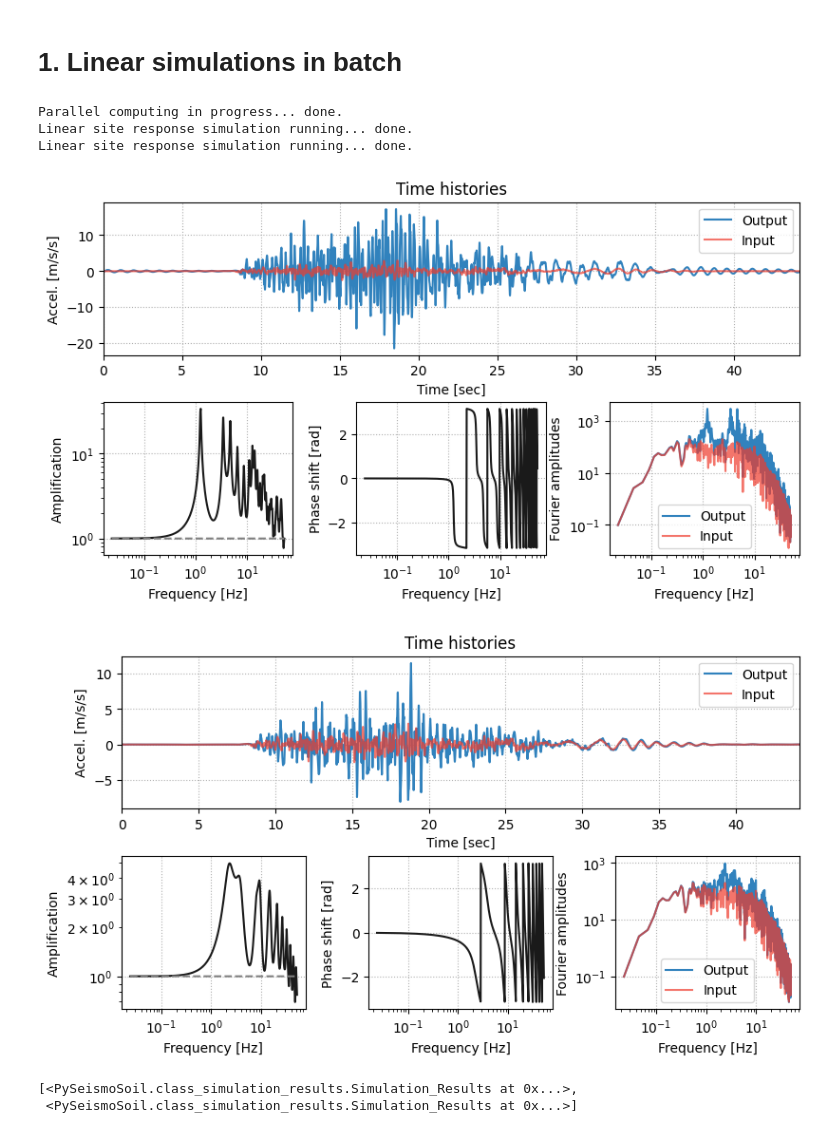
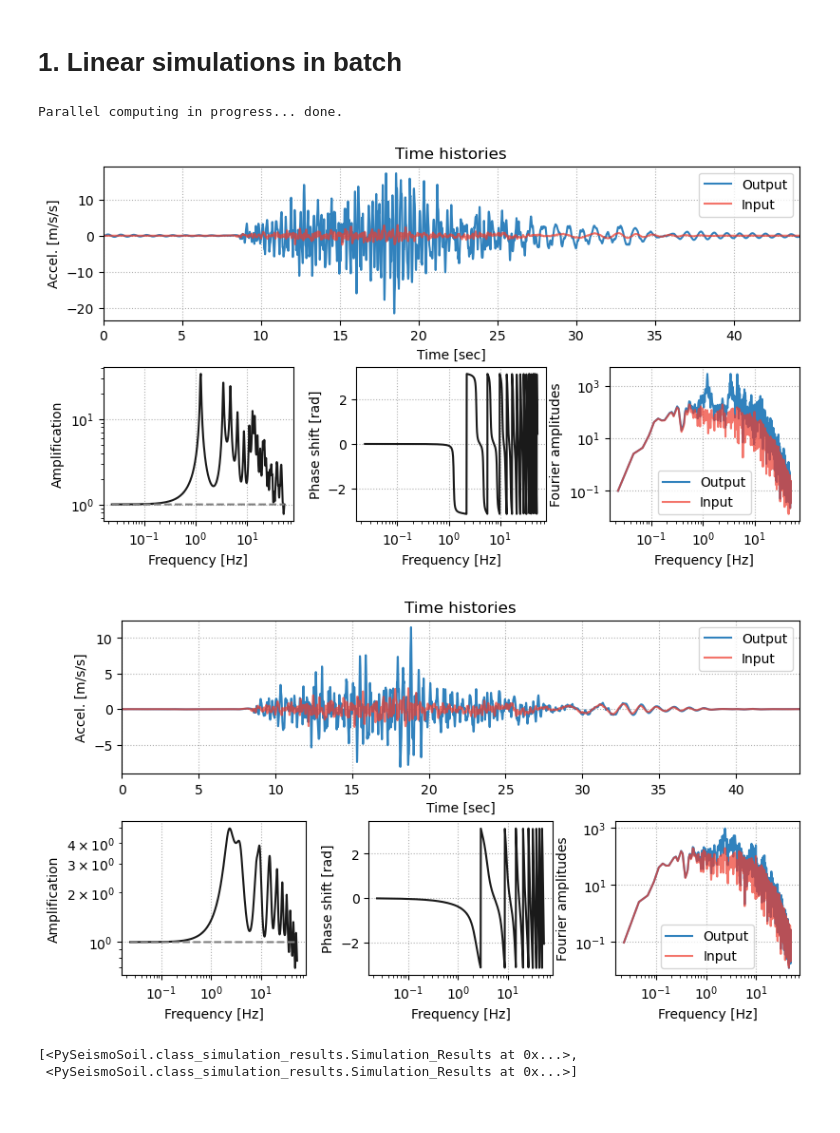
Before and after one commit to Caltech-geoquake/PySeismoSoil, a Jupyter notebook: examples/Pipeline_06_Batch_Simulation.ipynb, the cells around one changed output. Saved outputs shown, nothing was run; the diff lists cells and outputs as text; code cells hidden in the pictures.

Commit message:
Updated batch simulation example
Added forkserver example usage

```diff
--- a/examples/Pipeline_06_Batch_Simulation.ipynb
+++ b/examples/Pipeline_06_Batch_Simulation.ipynb
@@ -24,14 +24,15 @@ lin_sim_2 = Linear_Simulation(profile_2, accel_in, boundary='elastic')
 batch_lin_sim = Batch_Simulation([lin_sim_1, lin_sim_2])
 # %%
 lin_results = batch_lin_sim.run(
-    parallel=True, n_cores=2, options=dict(every_layer=False, show_fig=True)
+    parallel=True,
+    n_cores=2,
+    verbose=True,
+    options=dict(every_layer=False, show_fig=True, verbose=False)
 )
 # %% [output]
 Parallel computing in progress... done.
-Linear site response simulation running... done.
-Linear site response simulation running... done.
-[figure, old version]
+[figure, new version]
-[figure, old version]
+[figure, new version]
 # %%
 lin_results
 # %% [output]
```
Also changed, not shown: parts of 10 cells of this notebook.
